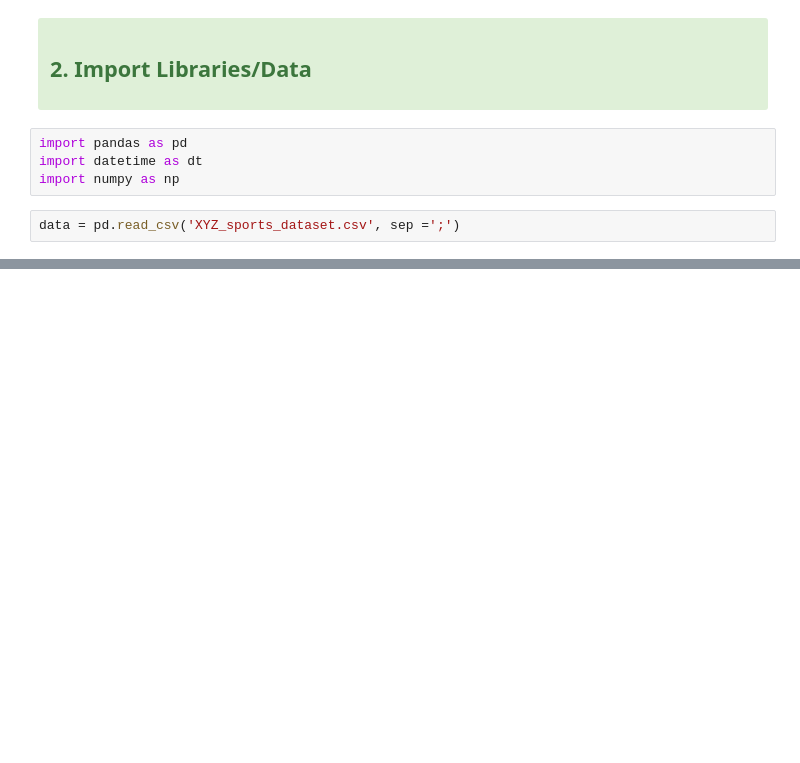
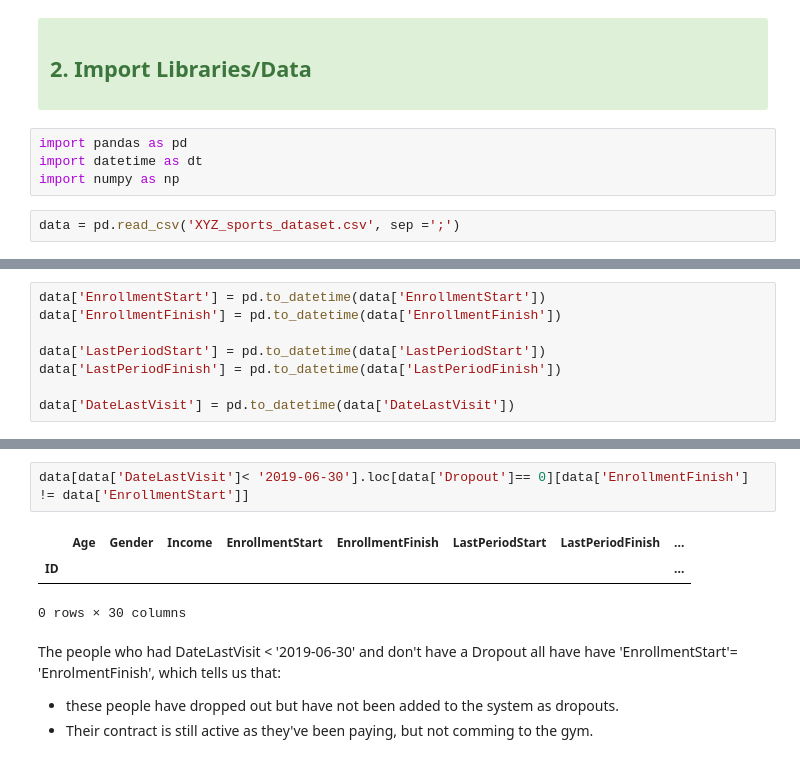
Before and after one commit to raquelxr/data-mining-proj, a Jupyter notebook: final_project_DM.ipynb, the cells around one changed output, grey strips where cells are left out. Saved outputs shown, nothing was run; the diff lists cells and outputs as text; blank space fills up the shorter version.

```diff
--- a/final_project_DM.ipynb
+++ b/final_project_DM.ipynb
@@ -33,0 +219,8 @@ data = pd.read_csv('XYZ_sports_dataset.csv', sep =';')
+# %%
+data['EnrollmentStart'] = pd.to_datetime(data['EnrollmentStart'])
+data['EnrollmentFinish'] = pd.to_datetime(data['EnrollmentFinish'])
+
+data['LastPeriodStart'] = pd.to_datetime(data['LastPeriodStart'])
+data['LastPeriodFinish'] = pd.to_datetime(data['LastPeriodFinish'])
+
+data['DateLastVisit'] = pd.to_datetime(data['DateLastVisit'])
@@ -33,0 +266,10 @@ data = pd.read_csv('XYZ_sports_dataset.csv', sep =';')
+# %%
+data[data['DateLastVisit']< '2019-06-30'].loc[data['Dropout']== 0][data['EnrollmentFinish'] != data['EnrollmentStart']]
+# %% [output]
+|  | Age | Gender | Income | EnrollmentStart | EnrollmentFinish | LastPeriodStart | LastPeriodFinish | ... |
+| ID |  |  |  |  |  |  |  | ... |
+0 rows × 30 columns
+# %% [markdown]
+The people who had DateLastVisit < '2019-06-30' and don't have a Dropout all have have 'EnrollmentStart'= 'EnrolmentFinish', which tells us that:
+- these people have dropped out but have not been added to the system as dropouts.
+- Their contract is still active as they've been paying, but not comming to the gym.
```
Also changed, not shown: parts of 67 cells of this notebook, 1 other file.
